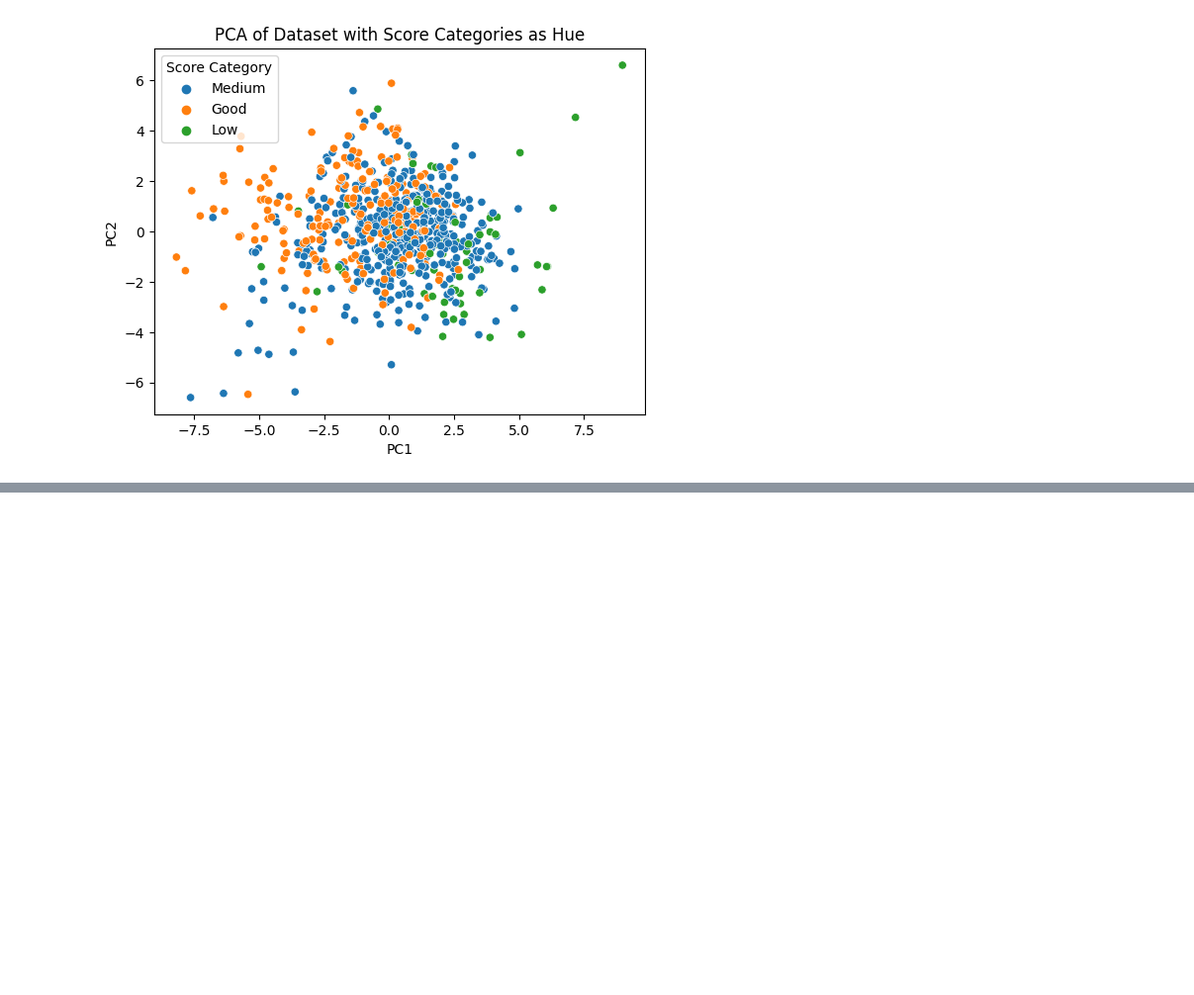
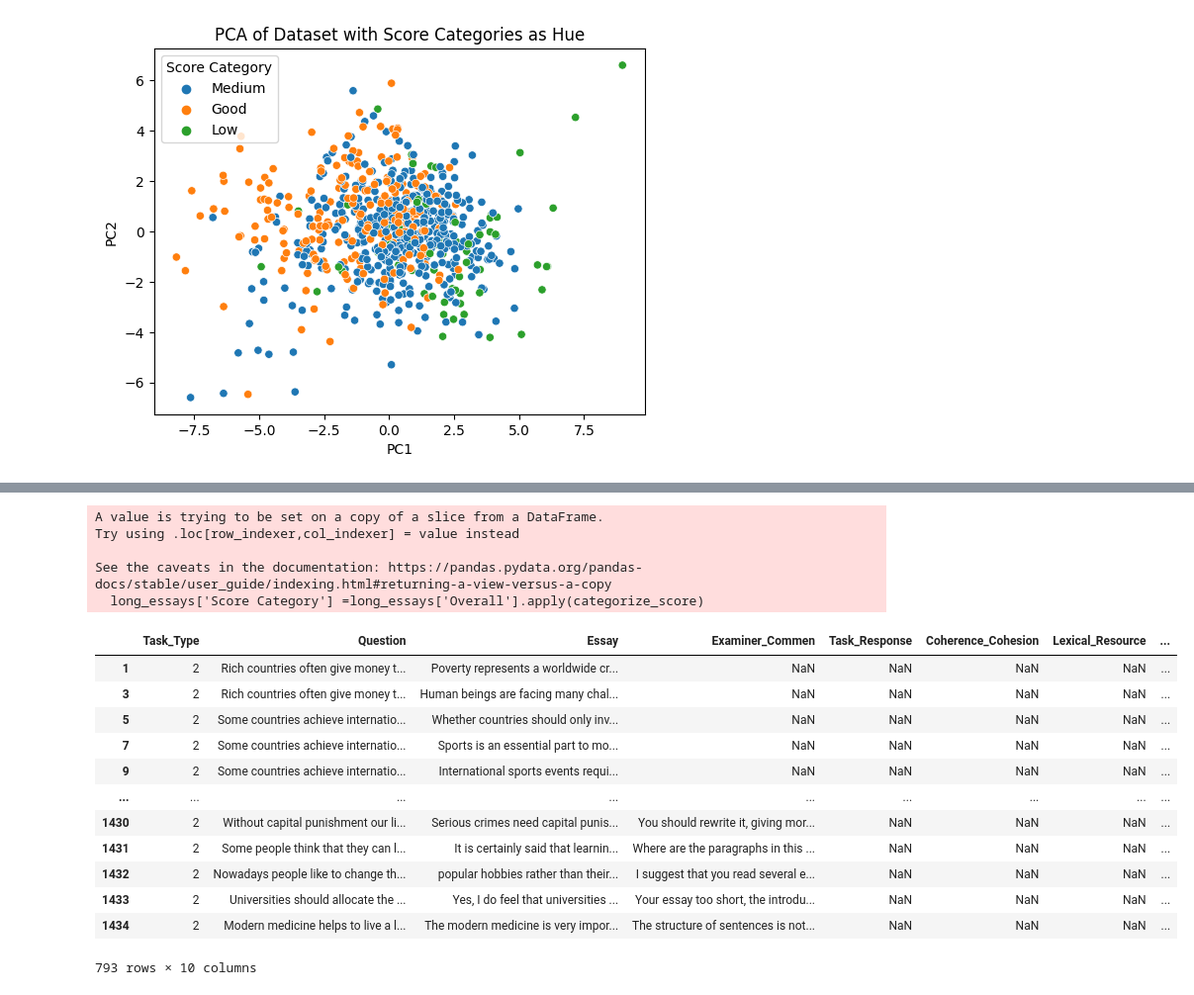
Before and after one commit to gderiddershanghai/Group-201, a Jupyter notebook: notebooks/ginger_proposal_eda.ipynb, the cells around one changed output, grey strips where cells are left out. Shown at 99% size. Cells and saved outputs as stored; diff of their text form; code cells hidden in the pictures; blank space fills up the shorter version.

```diff
--- a/notebooks/ginger_proposal_eda.ipynb
+++ b/notebooks/ginger_proposal_eda.ipynb
@@ -351,0 +375,32 @@ from complex_features2 import ComplexFeatureExtractor
+# %%
+def categorize_score(score):
+    if score <= 5:
+        return 'Low'
+    elif 5.5 <= score <= 7:
+        return 'Medium'
+    else:
+        return 'Good'
+
+long_essays['Score Category'] =long_essays['Overall'].apply(categorize_score)
+# %% [output]
+A value is trying to be set on a copy of a slice from a DataFrame.
+Try using .loc[row_indexer,col_indexer] = value instead
+
+See the caveats in the documentation: https://pandas.pydata.org/pandas-docs/stable/user_guide/indexing.html#returning-a-view-versus-a-copy
+  long_essays['Score Category'] =long_essays['Overall'].apply(categorize_score)
+# %%
+long_essays
+# %% [output]
+|  | Task_Type | Question | Essay | Examiner_Commen | Task_Response | Coherence_Cohesion | Lexical_Resource | ... |
+| 1 | 2 | Rich countries often give money t... | Poverty represents a worldwide cr... | NaN | NaN | NaN | NaN | ... |
+| 3 | 2 | Rich countries often give money t... | Human beings are facing many chal... | NaN | NaN | NaN | NaN | ... |
+| 5 | 2 | Some countries achieve internatio... | Whether countries should only inv... | NaN | NaN | NaN | NaN | ... |
+| 7 | 2 | Some countries achieve internatio... | Sports is an essential part to mo... | NaN | NaN | NaN | NaN | ... |
+| 9 | 2 | Some countries achieve internatio... | International sports events requi... | NaN | NaN | NaN | NaN | ... |
+| ... | ... | ... | ... | ... | ... | ... | ... | ... |
+| 1430 | 2 | Without capital punishment our li... | Serious crimes need capital punis... | You should rewrite it, giving mor... | NaN | NaN | NaN | ... |
+| 1431 | 2 | Some people think that they can l... | It is certainly said that learnin... | Where are the paragraphs in this ... | NaN | NaN | NaN | ... |
+| 1432 | 2 | Nowadays people like to change th... | popular hobbies rather than their... | I suggest that you read several e... | NaN | NaN | NaN | ... |
+| 1433 | 2 | Universities should allocate the ... | Yes, I do feel that universities ... | Your essay too short, the introdu... | NaN | NaN | NaN | ... |
+| 1434 | 2 | Modern medicine helps to live a l... | The modern medicine is very impor... | The structure of sentences is not... | NaN | NaN | NaN | ... |
+793 rows × 10 columns
```
Also changed, not shown: parts of 15 cells of this notebook, 4 other files.
